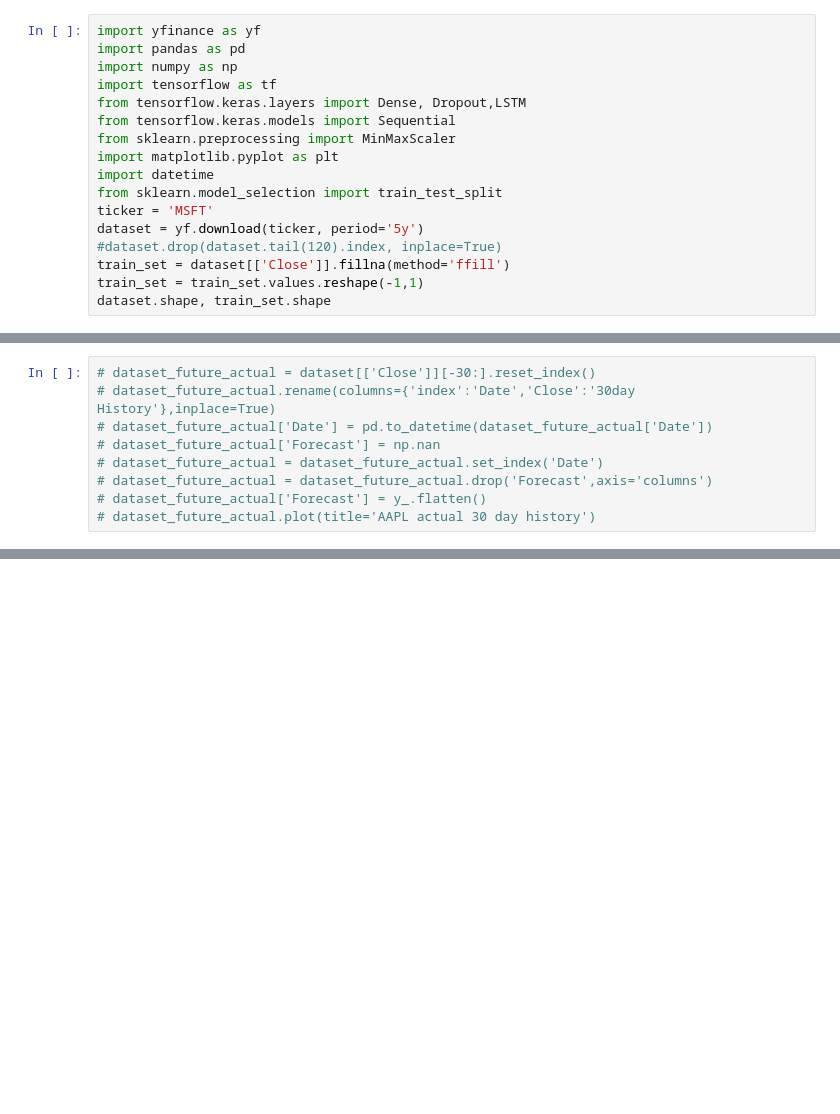
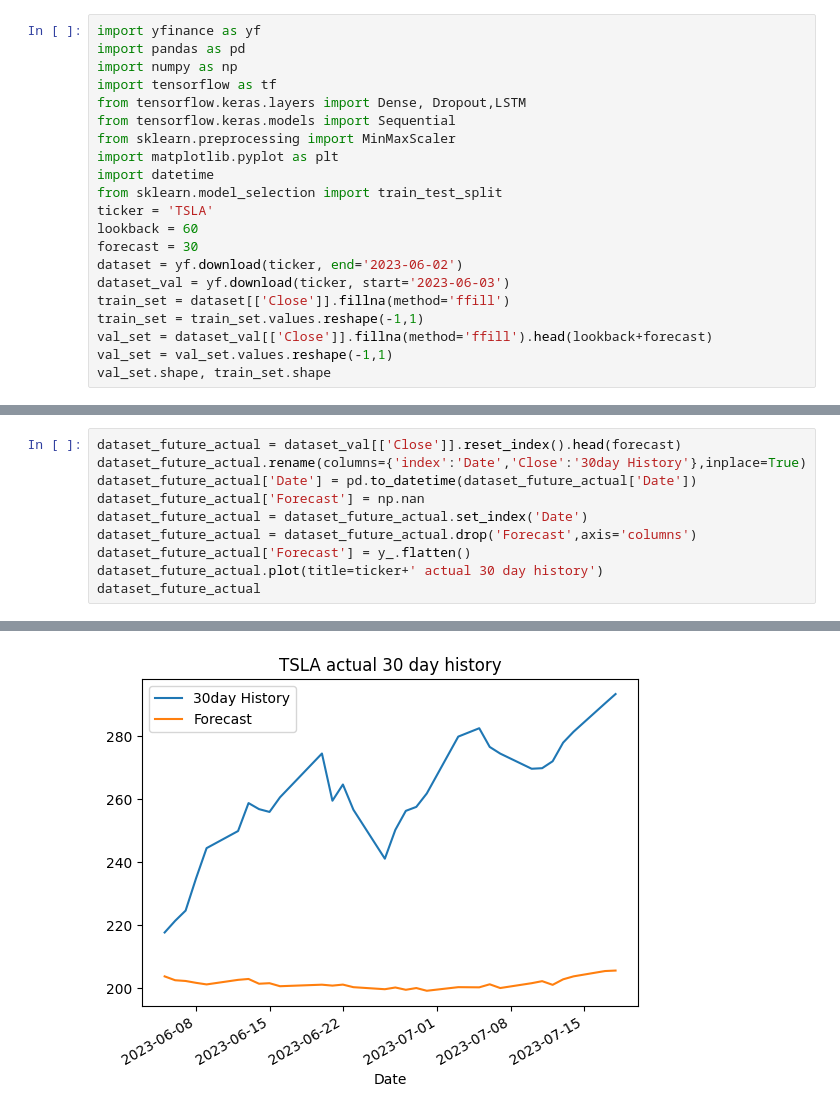
Before and after one commit to nishantpatel54/MonkeyMaker, a Jupyter notebook: Models/30day-stock-forecast-lstm.ipynb, the cells around one changed output, grey strips where cells are left out. Cells and saved outputs as stored; diff of their text form; blank space fills up the shorter version.

```diff
--- a/Models/30day-stock-forecast-lstm.ipynb
+++ b/Models/30day-stock-forecast-lstm.ipynb
@@ -31,11 +31,15 @@ from sklearn.preprocessing import MinMaxScaler
 import matplotlib.pyplot as plt
 import datetime
 from sklearn.model_selection import train_test_split
-ticker = 'MSFT'
-dataset = yf.download(ticker, period='5y')
-#dataset.drop(dataset.tail(120).index, inplace=True)
+ticker = 'TSLA'
+lookback = 60
+forecast = 30
+dataset = yf.download(ticker, end='2023-06-02')
+dataset_val = yf.download(ticker, start='2023-06-03')
 train_set = dataset[['Close']].fillna(method='ffill')
 train_set = train_set.values.reshape(-1,1)
-dataset.shape, train_set.shape
+val_set = dataset_val[['Close']].fillna(method='ffill').head(lookback+forecast)
+val_set = val_set.values.reshape(-1,1)
+val_set.shape, train_set.shape
 # %% [output]
 [*********************100%%**********************]  1 of 1 completed
@@ -195,9 +220,11 @@ Date
 # %%
-# dataset_future_actual = dataset[['Close']][-30:].reset_index()
-# dataset_future_actual.rename(columns={'index':'Date','Close':'30day History'},inplace=True)
-# dataset_future_actual['Date'] = pd.to_datetime(dataset_future_actual['Date'])
-# dataset_future_actual['Forecast'] = np.nan
-# dataset_future_actual = dataset_future_actual.set_index('Date')
-# dataset_future_actual = dataset_future_actual.drop('Forecast',axis='columns')
-# dataset_future_actual['Forecast'] = y_.flatten()
-# dataset_future_actual.plot(title='AAPL actual 30 day history')
+dataset_future_actual = dataset_val[['Close']].reset_index().head(forecast)
+dataset_future_actual.rename(columns={'index':'Date','Close':'30day History'},inplace=True)
+dataset_future_actual['Date'] = pd.to_datetime(dataset_future_actual['Date'])
+dataset_future_actual['Forecast'] = np.nan
+dataset_future_actual = dataset_future_actual.set_index('Date')
+dataset_future_actual = dataset_future_actual.drop('Forecast',axis='columns')
+dataset_future_actual['Forecast'] = y_.flatten()
+dataset_future_actual.plot(title=ticker+' actual 30 day history')
+dataset_future_actual
+# %% [output]
@@ -203,0 +249 @@ Date
+[figure, added]
```
Also changed, not shown: parts of 9 cells of this notebook.
